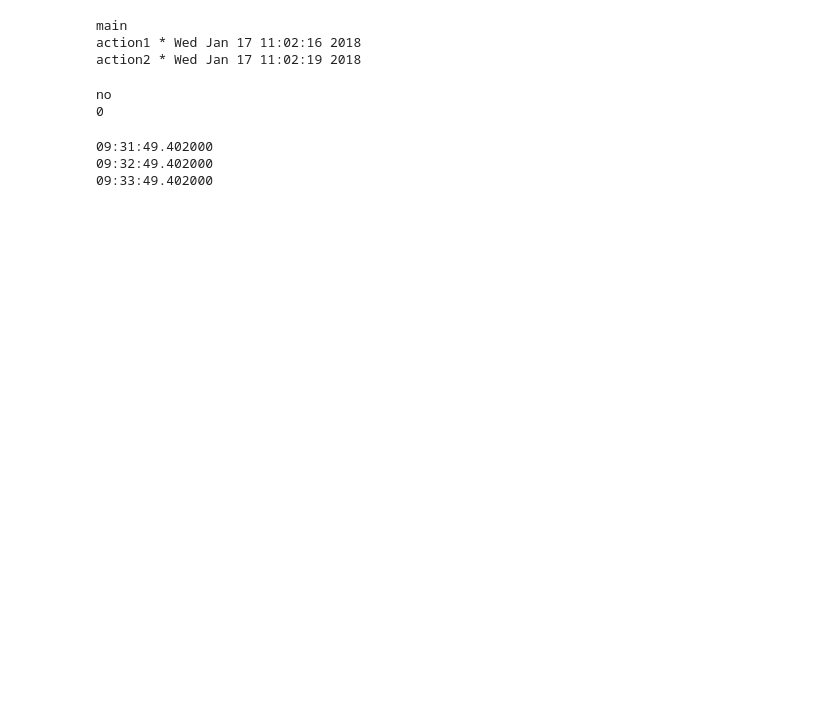
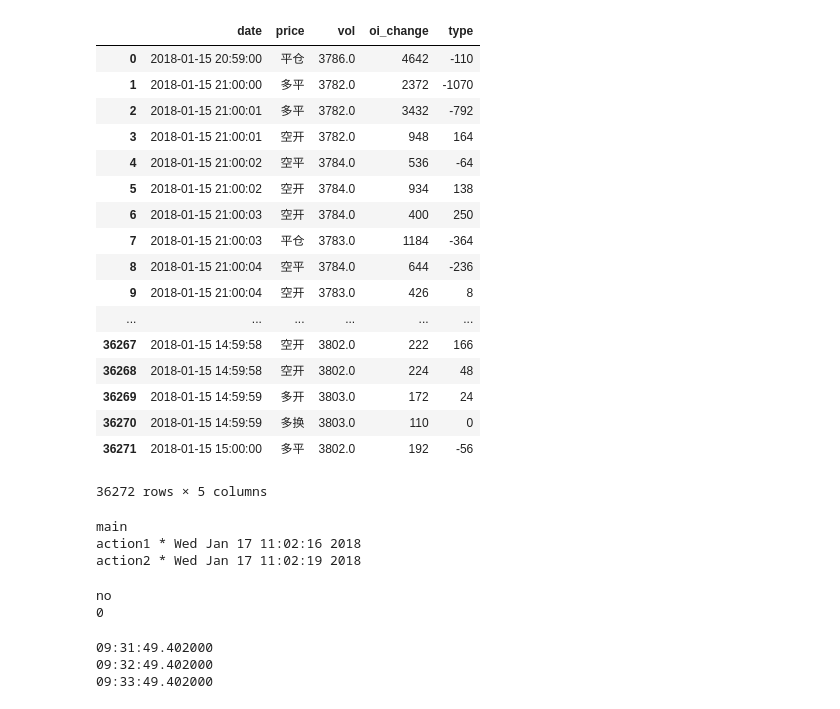
Before and after one commit to lo-e/python-for-investment, a Jupyter notebook: jupyter/test.ipynb, the cells around one changed output. Saved outputs shown, nothing was run; the diff lists cells and outputs as text; code cells hidden in the pictures; blank space fills up the shorter version.

```diff
--- a/jupyter/test.ipynb
+++ b/jupyter/test.ipynb
@@ -28,11 +28,30 @@ df = ts.get_tick_data('rb1805', '2017-09-10')
 # %%
 cons = ts.get_apis()
 # %%
-df = ts.tick('rb1805', conn = cons, date = '2017-08-08', asset = 'X')
+df = ts.tick('rb1805', conn = cons, date = '2018-01-15', asset = 'X')
 #df = ts.tick('IF1801', conn = cons, date = '2017-06-22', asset = 'X')
 #df = ts.tick('600380', conn = cons, date = '2018-01-02')
 #df = ts.tick('rb1806', conn = cons, date = '2018-01-10', asset = 'X')
 df
+# %% [output]
+|  | date | price | vol | oi_change | type |
+| 0 | 2018-01-15 20:59:00 | 平仓 | 3786.0 | 4642 | -110 |
+| 1 | 2018-01-15 21:00:00 | 多平 | 3782.0 | 2372 | -1070 |
+| 2 | 2018-01-15 21:00:01 | 多平 | 3782.0 | 3432 | -792 |
+| 3 | 2018-01-15 21:00:01 | 空开 | 3782.0 | 948 | 164 |
+| 4 | 2018-01-15 21:00:02 | 空平 | 3784.0 | 536 | -64 |
+| 5 | 2018-01-15 21:00:02 | 空开 | 3784.0 | 934 | 138 |
+| 6 | 2018-01-15 21:00:03 | 空开 | 3784.0 | 400 | 250 |
+| 7 | 2018-01-15 21:00:03 | 平仓 | 3783.0 | 1184 | -364 |
+| 8 | 2018-01-15 21:00:04 | 空平 | 3784.0 | 644 | -236 |
+| 9 | 2018-01-15 21:00:04 | 空开 | 3783.0 | 426 | 8 |
+| ... | ... | ... | ... | ... | ... |
+| 36267 | 2018-01-15 14:59:58 | 空开 | 3802.0 | 222 | 166 |
+| 36268 | 2018-01-15 14:59:58 | 空开 | 3802.0 | 224 | 48 |
+| 36269 | 2018-01-15 14:59:59 | 多开 | 3803.0 | 172 | 24 |
+| 36270 | 2018-01-15 14:59:59 | 多换 | 3803.0 | 110 | 0 |
+| 36271 | 2018-01-15 15:00:00 | 多平 | 3802.0 | 192 | -56 |
+36272 rows × 5 columns
 # %%
 lastDt = None
 mSecond = 0
```
Also changed, not shown: 1 other file.
